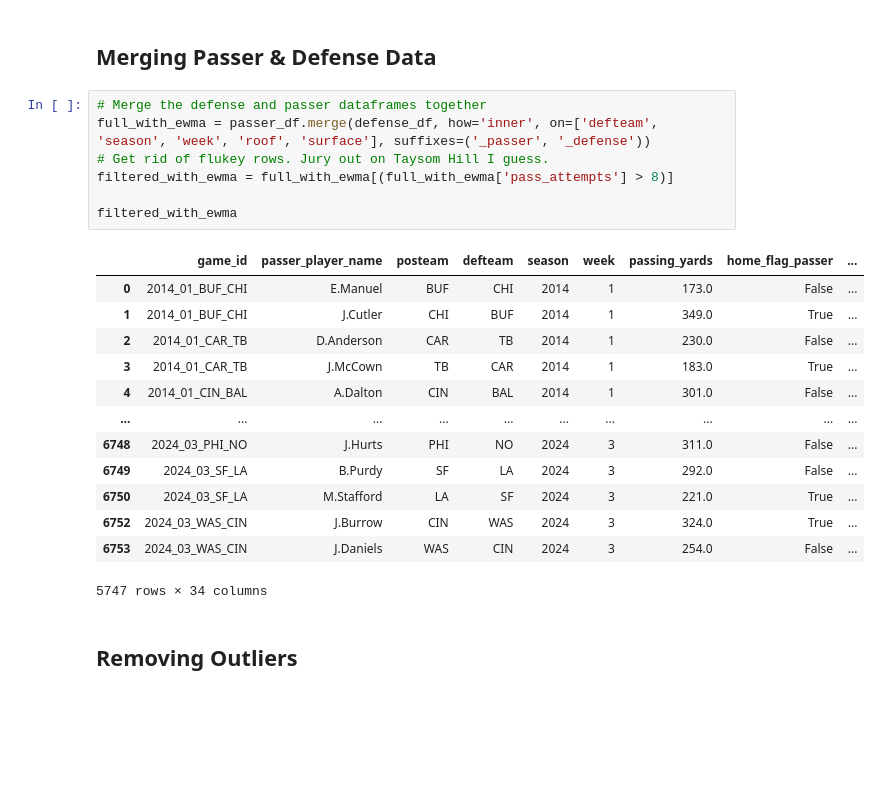
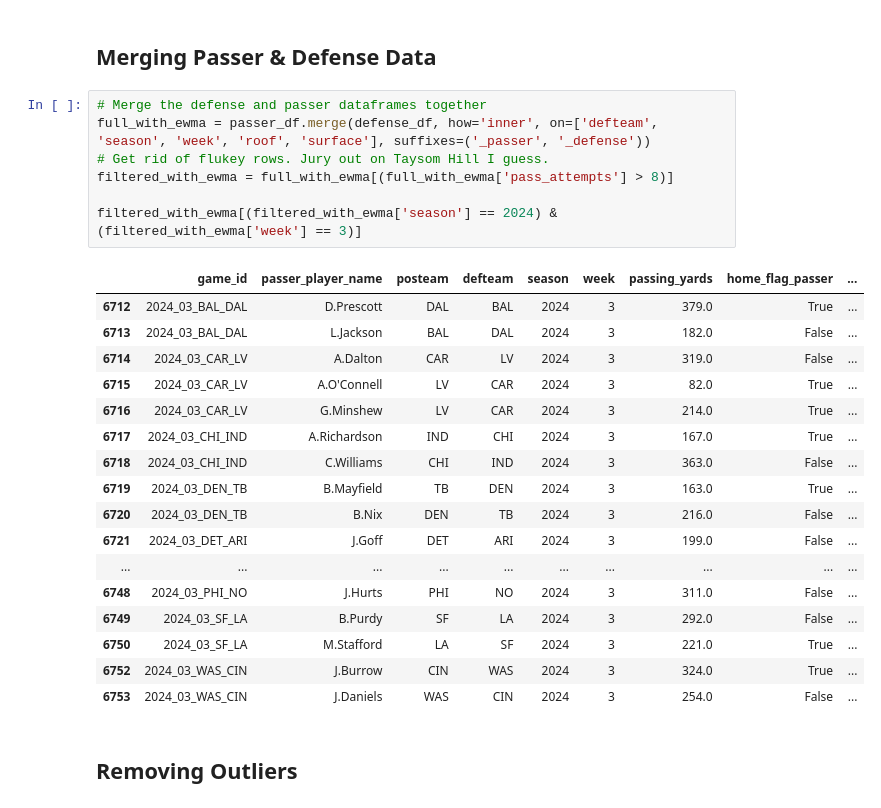
Before and after one commit to bhuggard/CheckTheCover, a Jupyter notebook: sandbox.ipynb, the cells around one changed output. Drawn from its saved outputs; the diff is of its cells as text; blank space fills up the shorter version.

```diff
--- a/sandbox.ipynb
+++ b/sandbox.ipynb
@@ -277,24 +291,28 @@ defense_df = defense_df.drop(columns=['passing_yards','completion_percentage', '
 # %%
 # Merge the defense and passer dataframes together
 full_with_ewma = passer_df.merge(defense_df, how='inner', on=['defteam', 'season', 'week', 'roof', 'surface'], suffixes=('_passer', '_defense'))
 # Get rid of flukey rows. Jury out on Taysom Hill I guess.
 filtered_with_ewma = full_with_ewma[(full_with_ewma['pass_attempts'] > 8)]
 
-filtered_with_ewma
+filtered_with_ewma[(filtered_with_ewma['season'] == 2024) & (filtered_with_ewma['week'] == 3)]
 # %% [output]
 |  | game_id | passer_player_name | posteam | defteam | season | week | passing_yards | home_flag_passer | ... |
-| 0 | 2014_01_BUF_CHI | E.Manuel | BUF | CHI | 2014 | 1 | 173.0 | False | ... |
-| 1 | 2014_01_BUF_CHI | J.Cutler | CHI | BUF | 2014 | 1 | 349.0 | True | ... |
-| 2 | 2014_01_CAR_TB | D.Anderson | CAR | TB | 2014 | 1 | 230.0 | False | ... |
-| 3 | 2014_01_CAR_TB | J.McCown | TB | CAR | 2014 | 1 | 183.0 | True | ... |
-| 4 | 2014_01_CIN_BAL | A.Dalton | CIN | BAL | 2014 | 1 | 301.0 | False | ... |
+| 6712 | 2024_03_BAL_DAL | D.Prescott | DAL | BAL | 2024 | 3 | 379.0 | True | ... |
+| 6713 | 2024_03_BAL_DAL | L.Jackson | BAL | DAL | 2024 | 3 | 182.0 | False | ... |
+| 6714 | 2024_03_CAR_LV | A.Dalton | CAR | LV | 2024 | 3 | 319.0 | False | ... |
+| 6715 | 2024_03_CAR_LV | A.O'Connell | LV | CAR | 2024 | 3 | 82.0 | True | ... |
+| 6716 | 2024_03_CAR_LV | G.Minshew | LV | CAR | 2024 | 3 | 214.0 | True | ... |
+| 6717 | 2024_03_CHI_IND | A.Richardson | IND | CHI | 2024 | 3 | 167.0 | True | ... |
+| 6718 | 2024_03_CHI_IND | C.Williams | CHI | IND | 2024 | 3 | 363.0 | False | ... |
+| 6719 | 2024_03_DEN_TB | B.Mayfield | TB | DEN | 2024 | 3 | 163.0 | True | ... |
+| 6720 | 2024_03_DEN_TB | B.Nix | DEN | TB | 2024 | 3 | 216.0 | False | ... |
+| 6721 | 2024_03_DET_ARI | J.Goff | DET | ARI | 2024 | 3 | 199.0 | False | ... |
 | ... | ... | ... | ... | ... | ... | ... | ... | ... | ... |
 | 6748 | 2024_03_PHI_NO | J.Hurts | PHI | NO | 2024 | 3 | 311.0 | False | ... |
 | 6749 | 2024_03_SF_LA | B.Purdy | SF | LA | 2024 | 3 | 292.0 | False | ... |
 | 6750 | 2024_03_SF_LA | M.Stafford | LA | SF | 2024 | 3 | 221.0 | True | ... |
 | 6752 | 2024_03_WAS_CIN | J.Burrow | CIN | WAS | 2024 | 3 | 324.0 | True | ... |
 | 6753 | 2024_03_WAS_CIN | J.Daniels | WAS | CIN | 2024 | 3 | 254.0 | False | ... |
-5747 rows × 34 columns
 # %% [markdown]
 ## Removing Outliers
 # %%
```
Also changed, not shown: parts of 2 cells of this notebook, 1 other file.
